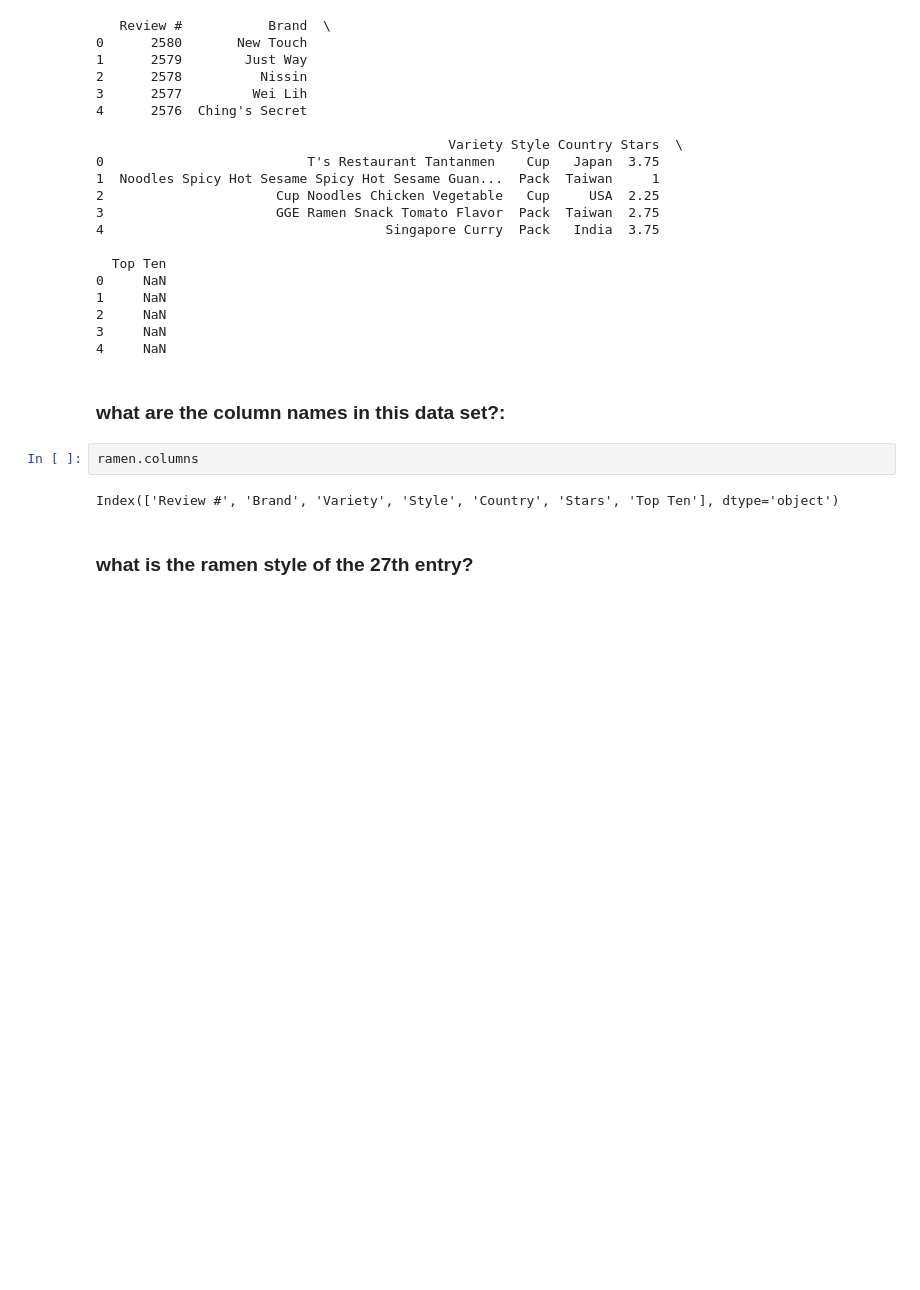
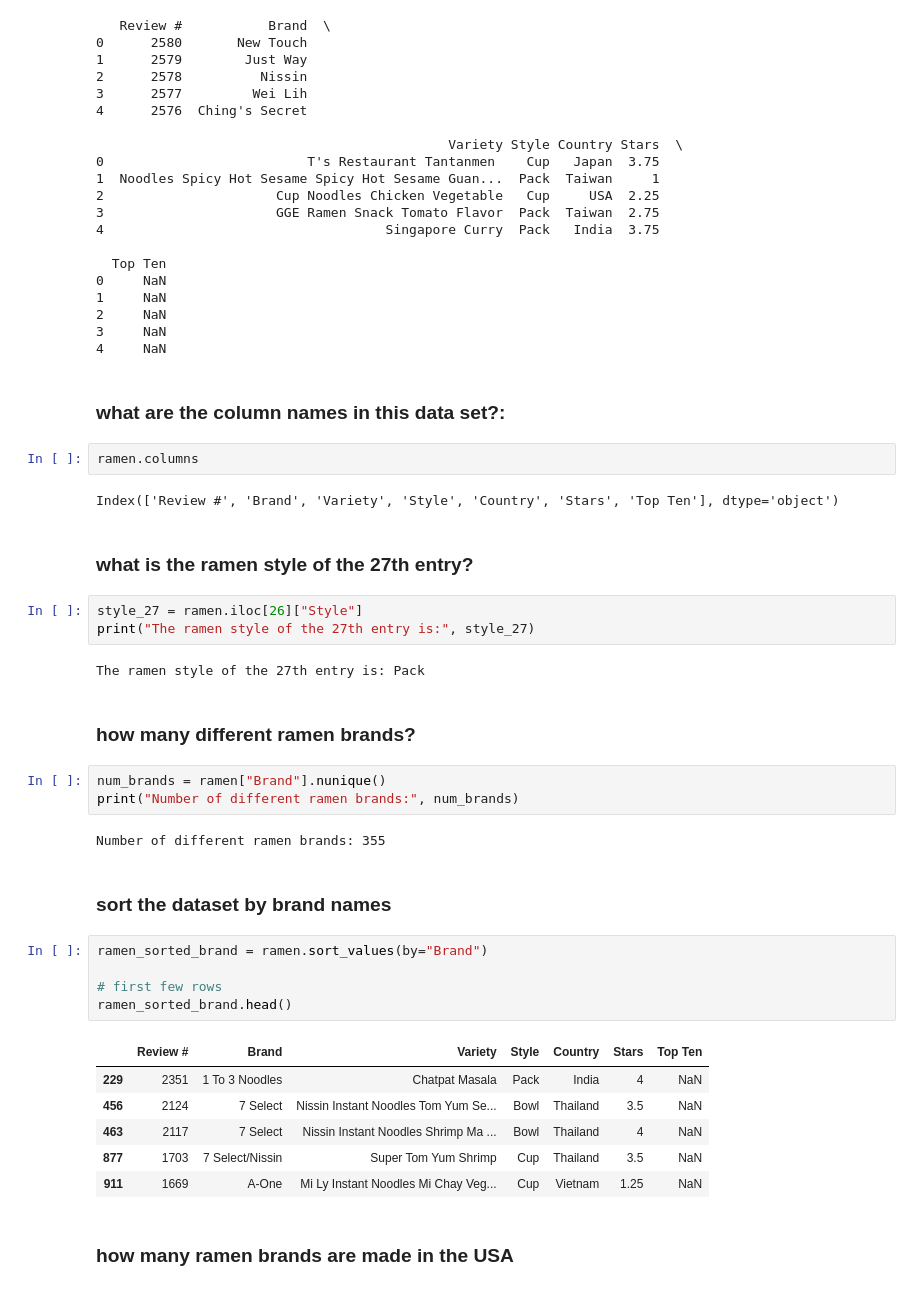
Before and after one commit to maddyszanto/pythondecal, a Jupyter notebook: homework11/homework11.ipynb, the cells around one changed output. Drawn from its saved outputs; the diff is of its cells as text; blank space fills up the shorter version.

```diff
--- a/homework11/homework11.ipynb
+++ b/homework11/homework11.ipynb
@@ -73,3 +73,31 @@ ramen.columns
 Index(['Review #', 'Brand', 'Variety', 'Style', 'Country', 'Stars', 'Top Ten'], dtype='object')
 # %% [markdown]
 ### what is the ramen style of the 27th entry?
+# %%
+style_27 = ramen.iloc[26]["Style"]
+print("The ramen style of the 27th entry is:", style_27)
+# %% [output]
+The ramen style of the 27th entry is: Pack
+# %% [markdown]
+### how many different ramen brands?
+# %%
+num_brands = ramen["Brand"].nunique()
+print("Number of different ramen brands:", num_brands)
+# %% [output]
+Number of different ramen brands: 355
+# %% [markdown]
+### sort the dataset by brand names
+# %%
+ramen_sorted_brand = ramen.sort_values(by="Brand")
+
+# first few rows
+ramen_sorted_brand.head()
+# %% [output]
+|  | Review # | Brand | Variety | Style | Country | Stars | Top Ten |
+| 229 | 2351 | 1 To 3 Noodles | Chatpat Masala | Pack | India | 4 | NaN |
+| 456 | 2124 | 7 Select | Nissin Instant Noodles Tom Yum Se... | Bowl | Thailand | 3.5 | NaN |
+| 463 | 2117 | 7 Select | Nissin Instant Noodles Shrimp Ma ... | Bowl | Thailand | 4 | NaN |
+| 877 | 1703 | 7 Select/Nissin | Super Tom Yum Shrimp | Cup | Thailand | 3.5 | NaN |
+| 911 | 1669 | A-One | Mi Ly Instant Noodles Mi Chay Veg... | Cup | Vietnam | 1.25 | NaN |
+# %% [markdown]
+### how many ramen brands are made in the USA
```
Also changed, not shown: parts of 14 cells of this notebook.
